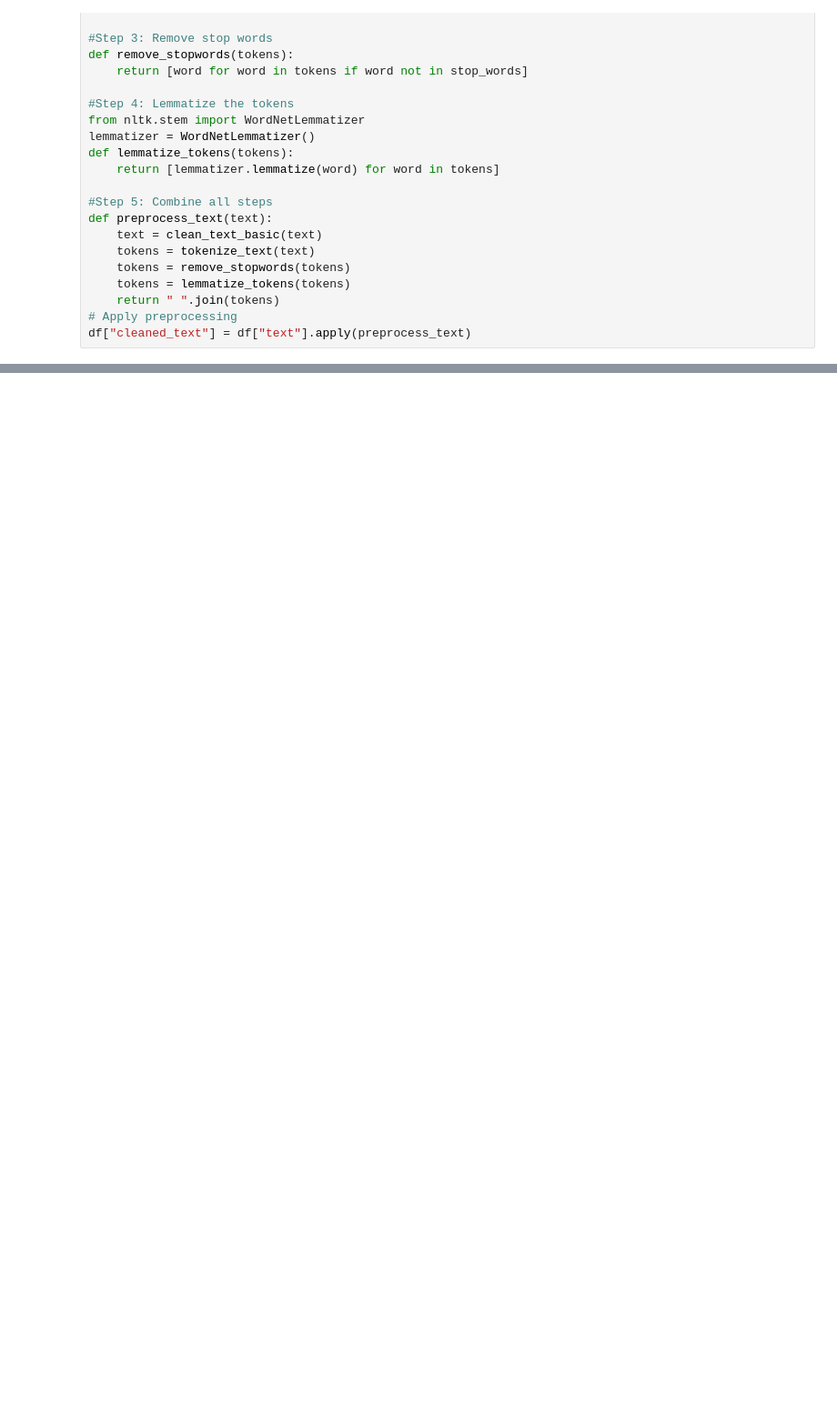
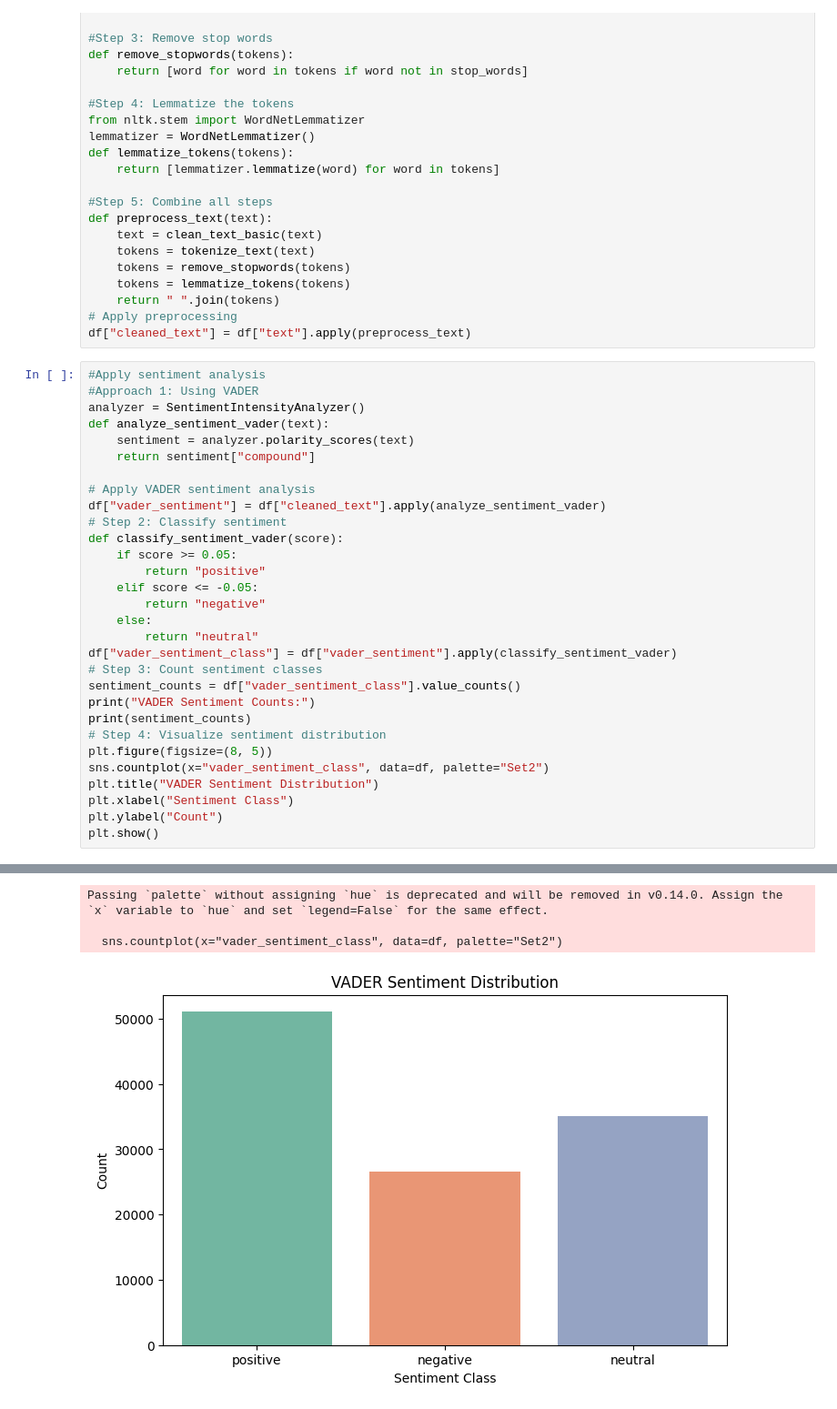
Before and after one commit to jdovalle10/F1-Challenge---Text-Analytics-on-Aston-Martin, a Jupyter notebook: Scrapping_Reddit.ipynb, the cells around one changed output, grey strips where cells are left out. Shown at 91% size. Saved outputs shown, nothing was run; the diff lists cells and outputs as text; blank space fills up the shorter version.

```diff
--- a/Scrapping_Reddit.ipynb
+++ b/Scrapping_Reddit.ipynb
@@ -362,3 +362,34 @@ def preprocess_text(text):
     return " ".join(tokens)
 # Apply preprocessing
 df["cleaned_text"] = df["text"].apply(preprocess_text)
+# %%
+#Apply sentiment analysis
+#Approach 1: Using VADER
+analyzer = SentimentIntensityAnalyzer()
+def analyze_sentiment_vader(text):
+    sentiment = analyzer.polarity_scores(text)
+    return sentiment["compound"]
+
+# Apply VADER sentiment analysis
+df["vader_sentiment"] = df["cleaned_text"].apply(analyze_sentiment_vader)
+# Step 2: Classify sentiment
+def classify_sentiment_vader(score):
+    if score >= 0.05:
+        return "positive"
+    elif score <= -0.05:
+        return "negative"
+    else:
+        return "neutral"
+df["vader_sentiment_class"] = df["vader_sentiment"].apply(classify_sentiment_vader)
+# Step 3: Count sentiment classes
+sentiment_counts = df["vader_sentiment_class"].value_counts()
+print("VADER Sentiment Counts:")
+print(sentiment_counts)
+# Step 4: Visualize sentiment distribution
+plt.figure(figsize=(8, 5))
+sns.countplot(x="vader_sentiment_class", data=df, palette="Set2")
+plt.title("VADER Sentiment Distribution")
+plt.xlabel("Sentiment Class")
+plt.ylabel("Count")
+plt.show()
+# %% [output]
@@ -364,0 +402,4 @@ df["cleaned_text"] = df["text"].apply(preprocess_text)
+Passing `palette` without assigning `hue` is deprecated and will be removed in v0.14.0. Assign the `x` variable to `hue` and set `legend=False` for the same effect.
+
+  sns.countplot(x="vader_sentiment_class", data=df, palette="Set2")
+[figure, added]
```
Also changed, not shown: parts of 8 cells of this notebook.
